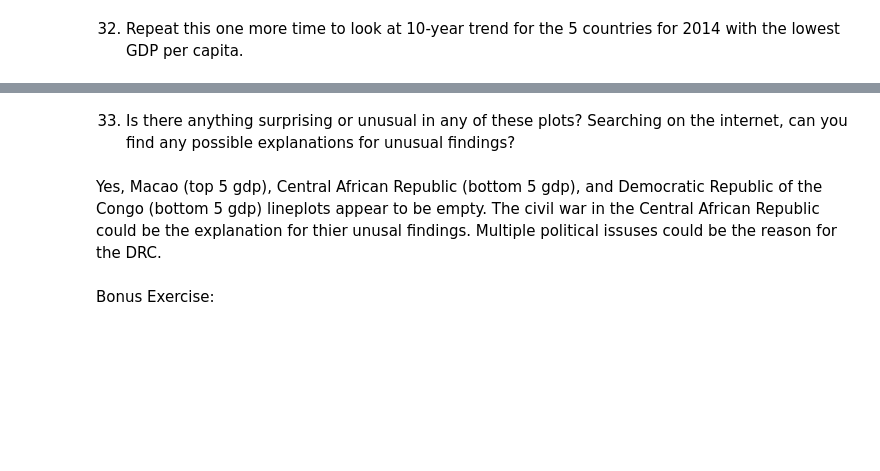
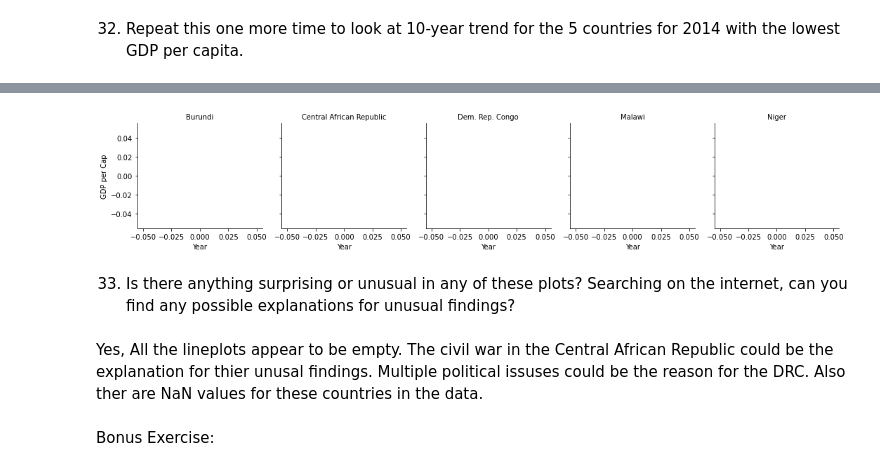
Before and after one commit to LJRollerII/GDP_and_Internet_Usage_Python, a Jupyter notebook: notebooks/UN_GDP_Internet.ipynb, the cells around one changed output, grey strips where cells are left out. Drawn from its saved outputs; the diff is of its cells as text; code cells hidden in the pictures; blank space fills up the shorter version.

```diff
--- a/notebooks/UN_GDP_Internet.ipynb
+++ b/notebooks/UN_GDP_Internet.ipynb
@@ -521,7 +633,15 @@ g.map_dataframe(sns.lineplot, x='Year', y="Internet_Users_Pct").add_legend()
+# %%
+fg = sns.FacetGrid(bottom_5_gdp, col = "Country")
+
+fg.map(plt.plot, "Year", "GDP_Per_Capita")
+fg.set_axis_labels("Year", "GDP per Cap")
+fg.set_titles(col_template = "{col_name}");
+# %% [output]
+[figure, added]
 # %% [markdown]
 33. Is there anything surprising or unusual in any of these plots? Searching on the internet, can you find any possible explanations for unusual findings?
-# %% [markdown]
-Yes, Macao (top 5 gdp), Central African Republic (bottom 5 gdp), and Democratic Republic of the Congo (bottom 5 gdp) lineplots appear to be empty. The civil war in the Central African Republic could be the explanation for thier unusal findings. Multiple political issuses could be the reason for the DRC.
+# %% [markdown]
+Yes, All the lineplots appear to be empty. The civil war in the Central African Republic could be the explanation for thier unusal findings. Multiple political issuses could be the reason for the DRC. Also ther are NaN values for these countries in the data.
 # %% [markdown]
 Bonus Exercise:
 # %% [markdown]
```
Also changed, not shown: parts of 39 cells of this notebook.
